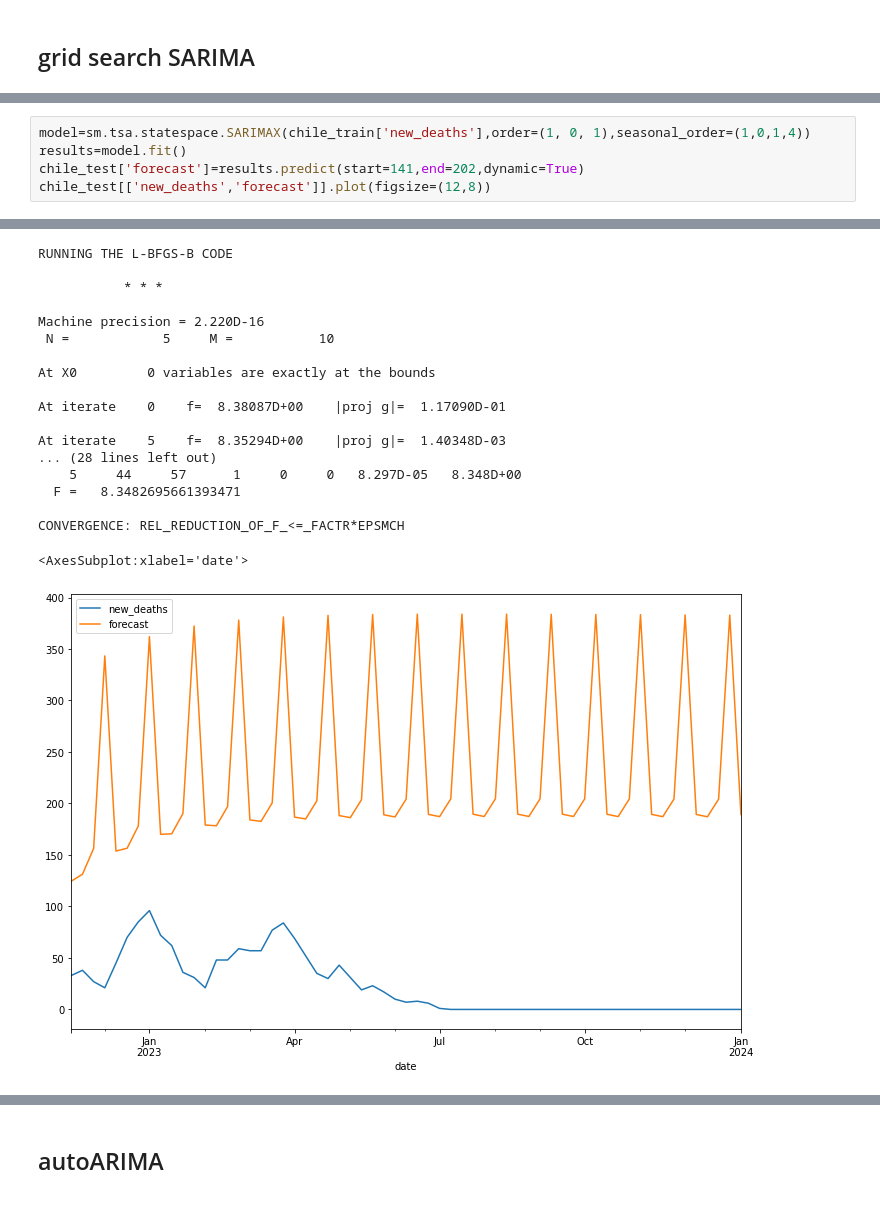
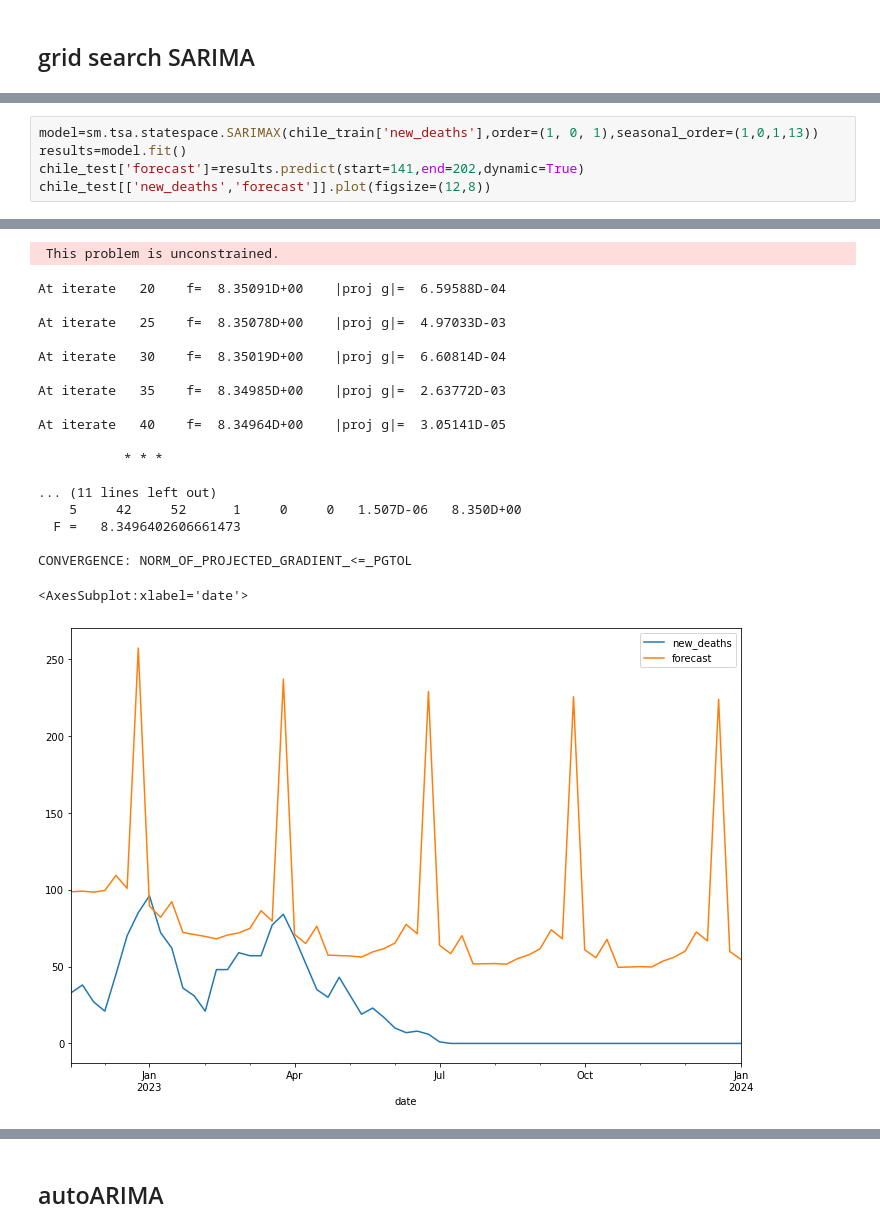
Before and after one commit to y-ginther/DS-Capstone, a Jupyter notebook: ARIMA_c.ipynb, the cells around one changed output, grey strips where cells are left out. Cells and saved outputs as stored; diff of their text form.

Commit message:
change seasonal to 13 instead of 4 for all models

```diff
--- a/ARIMA_c.ipynb
+++ b/ARIMA_c.ipynb
@@ -714,5 +717,5 @@ df_results
 # %%
-model=sm.tsa.statespace.SARIMAX(chile_train['new_deaths'],order=(1, 0, 1),seasonal_order=(1,0,1,4))
+model=sm.tsa.statespace.SARIMAX(chile_train['new_deaths'],order=(1, 0, 1),seasonal_order=(1,0,1,13))
 results=model.fit()
 chile_test['forecast']=results.predict(start=141,end=202,dynamic=True)
 chile_test[['new_deaths','forecast']].plot(figsize=(12,8))
@@ -721,22 +739,23 @@ chile_test[['new_deaths','forecast']].plot(figsize=(12,8))
-RUNNING THE L-BFGS-B CODE
-
-           * * *
-
-Machine precision = 2.220D-16
- N =            5     M =           10
-
-At X0         0 variables are exactly at the bounds
-
-At iterate    0    f=  8.38087D+00    |proj g|=  1.17090D-01
-
-At iterate    5    f=  8.35294D+00    |proj g|=  1.40348D-03
-... (28 lines left out)
-    5     44     57      1     0     0   8.297D-05   8.348D+00
-  F =   8.3482695661393471
-
-CONVERGENCE: REL_REDUCTION_OF_F_<=_FACTR*EPSMCH
+ This problem is unconstrained.
-<AxesSubplot:xlabel='date'>
+At iterate   20    f=  8.35091D+00    |proj g|=  6.59588D-04
+
+At iterate   25    f=  8.35078D+00    |proj g|=  4.97033D-03
+
+At iterate   30    f=  8.35019D+00    |proj g|=  6.60814D-04
+
+At iterate   35    f=  8.34985D+00    |proj g|=  2.63772D-03
+
+At iterate   40    f=  8.34964D+00    |proj g|=  3.05141D-05
+
+           * * *
+
+... (11 lines left out)
+    5     42     52      1     0     0   1.507D-06   8.350D+00
+  F =   8.3496402606661473
+
+CONVERGENCE: NORM_OF_PROJECTED_GRADIENT_<=_PGTOL
+<AxesSubplot:xlabel='date'>
-[figure, old version]
+[figure, new version]
 # %%
 mae = mean_absolute_error(chile_test['new_deaths'], chile_test['forecast'])
 r2 = r2_score(chile_test['new_deaths'], chile_test['forecast'])
```
Also changed, not shown: parts of 93 cells of this notebook.
